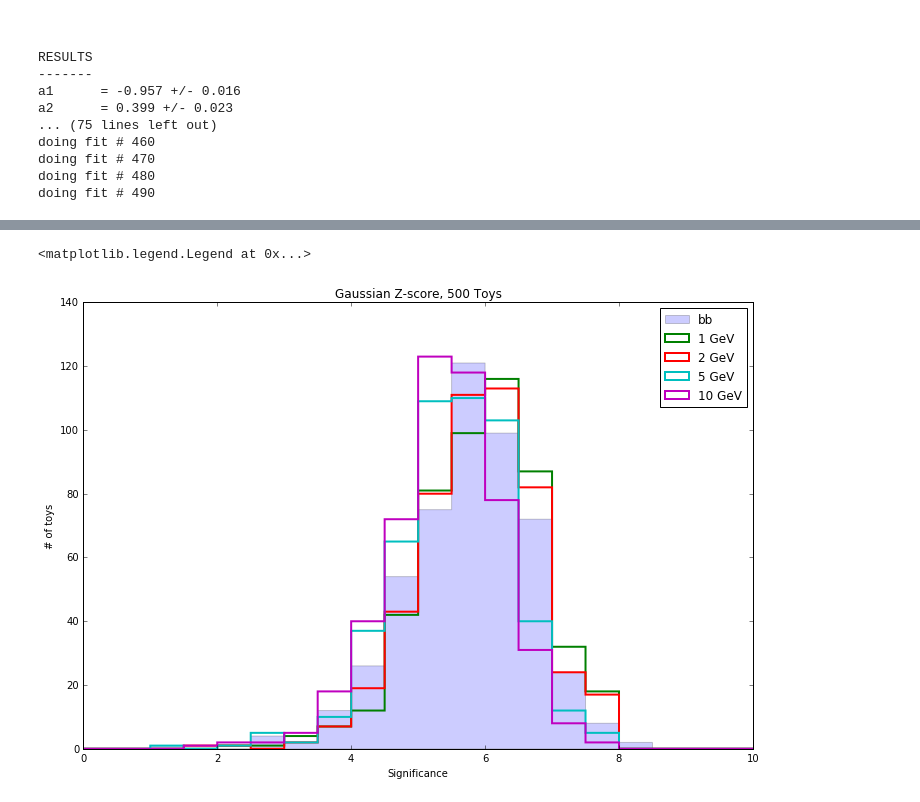
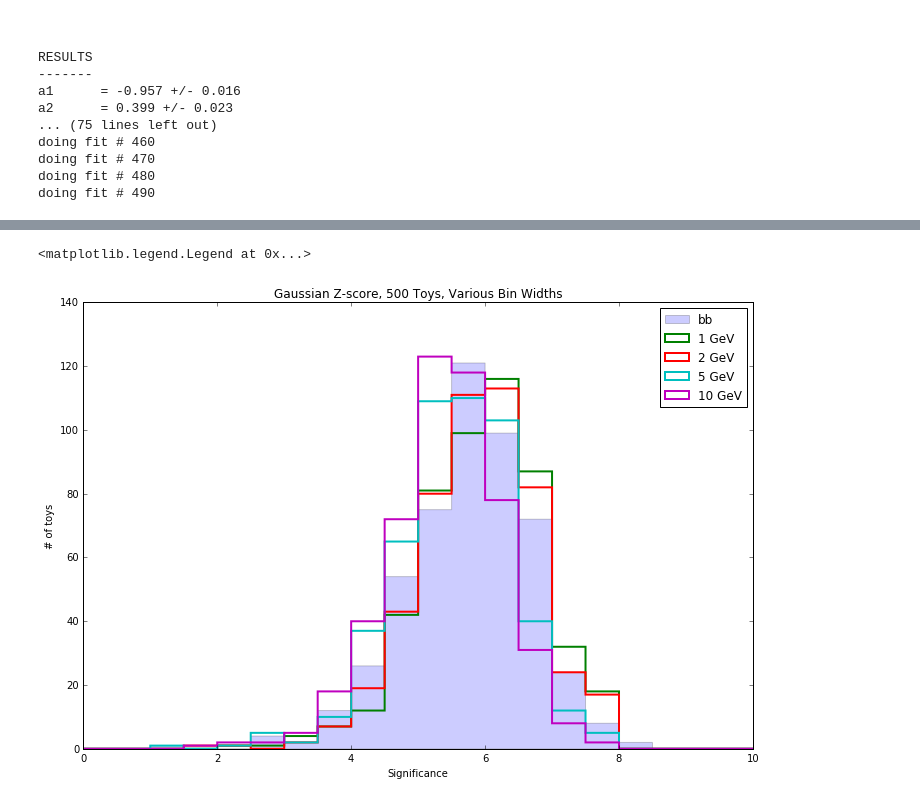
Before and after one commit to pollackscience/BayesianBlocks, a Jupyter notebook: bb/hep/hgg_writeup.ipynb, the cells around one changed output, grey strips where cells are left out. Drawn from its saved outputs; the diff is of its cells as text; code cells hidden in the pictures.

```diff
--- a/bb/hep/hgg_writeup.ipynb
+++ b/bb/hep/hgg_writeup.ipynb
@@ -331,14 +332,13 @@ plt.legend()
 # %%
 hist(signif_bb_true_hist,20, range=(0,10), alpha=0.2, histtype='stepfilled', label='bb')
 hist(signif_1GeV_true_hist,20, range=(0,10), linewidth=2, histtype='step', label='1 GeV')
 hist(signif_2GeV_true_hist,20, range=(0,10), linewidth=2, histtype='step', label='2 GeV')
 hist(signif_5GeV_true_hist,20, range=(0,10), linewidth=2, histtype='step', label='5 GeV')
 hist(signif_10GeV_true_hist,20, range=(0,10), linewidth=2, histtype='step', label='10 GeV')
-#hist(signif_bb_toy_hist,20, linewidth=2,range=(0,10), histtype='step', label='bb toy')
-plt.title('Gaussian Z-score, 500 Toys')
+plt.title('Gaussian Z-score, 500 Toys, Various Bin Widths')
 plt.xlabel('Significance')
 plt.ylabel('# of toys')
 plt.legend()
 # %% [output]
 <matplotlib.legend.Legend at 0x...>
-[figure, old version]
+[figure, new version]
```
Also changed, not shown: parts of 1 cell of this notebook, 2 other files.
